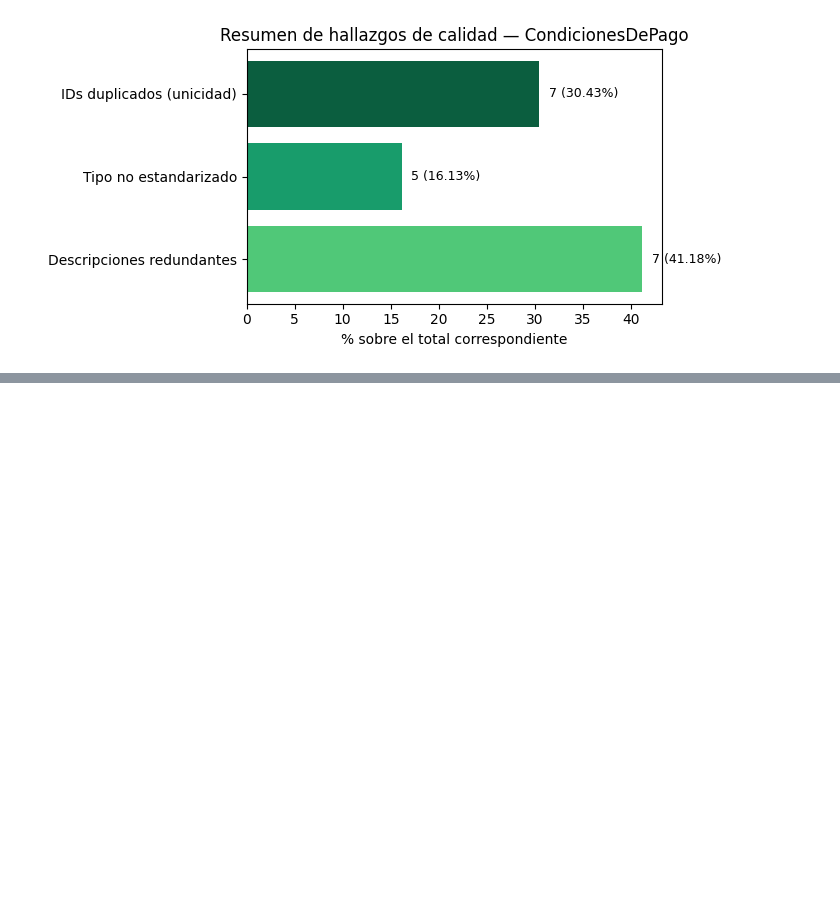
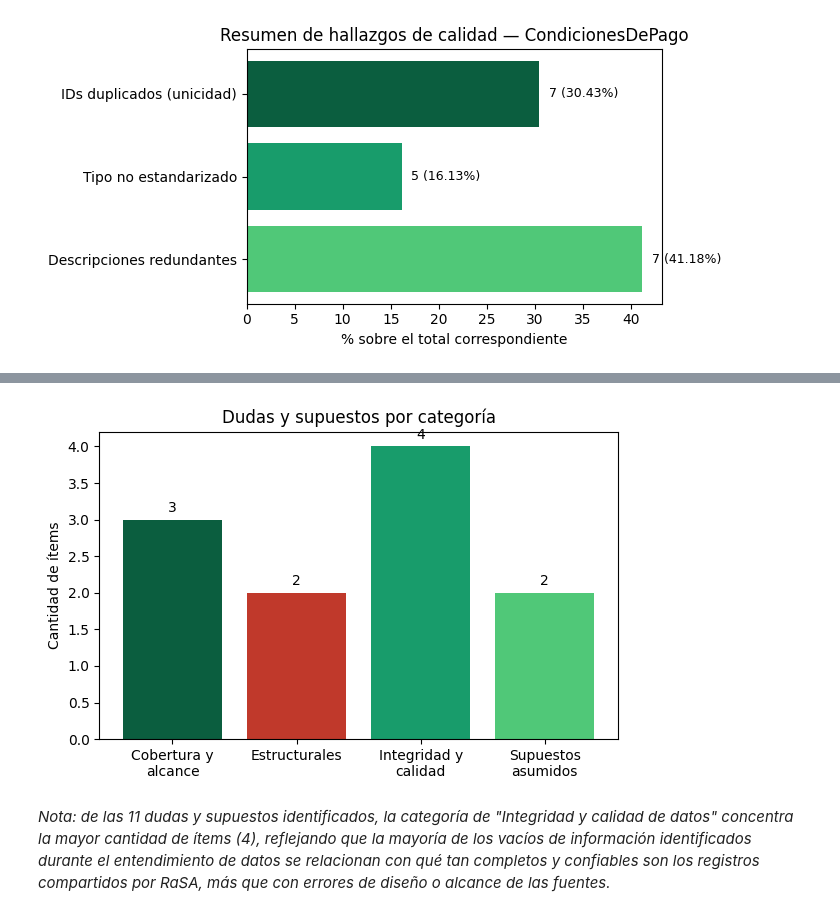
Before and after one commit to nataliacantinic/Modelado-de-Datos-y-ETL, a Jupyter notebook: Proyecto/RaSA-Entendimiento Datos.ipynb, the cells around one changed output, grey strips where cells are left out. Cells and saved outputs as stored; diff of their text form; code cells hidden in the pictures; blank space fills up the shorter version.

```diff
--- a/Proyecto/RaSA-Entendimiento Datos.ipynb
+++ b/Proyecto/RaSA-Entendimiento Datos.ipynb
@@ -1748,0 +1992,26 @@ integración sin ambigüedad.
+# %%
+categorias = ["Cobertura y\nalcance", "Estructurales", "Integridad y\ncalidad", "Supuestos\nasumidos"]
+conteos = [3, 2, 4, 2]
+
+colores = ["#0b5e3f", "#c0392b", "#189c6b", "#50C878"]
+
+fig, ax = plt.subplots(figsize=(6, 4))
+barras = ax.bar(categorias, conteos, color=colores)
+
+ax.set_ylabel("Cantidad de ítems")
+ax.set_title("Dudas y supuestos por categoría")
+
+for barra, valor in zip(barras, conteos):
+    ax.text(barra.get_x() + barra.get_width()/2, barra.get_height() + 0.1,
+             str(valor), ha="center", fontsize=10)
+
+plt.tight_layout()
+plt.show()
+# %% [output]
+[figure, added]
+# %% [markdown]
+*Nota: de las 11 dudas y supuestos identificados, la categoría de "Integridad y
+calidad de datos" concentra la mayor cantidad de ítems (4), reflejando que la
+mayoría de los vacíos de información identificados durante el entendimiento de
+datos se relacionan con qué tan completos y confiables son los registros
+compartidos por RaSA, más que con errores de diseño o alcance de las fuentes.*
```
Also changed, not shown: parts of 35 cells of this notebook.
